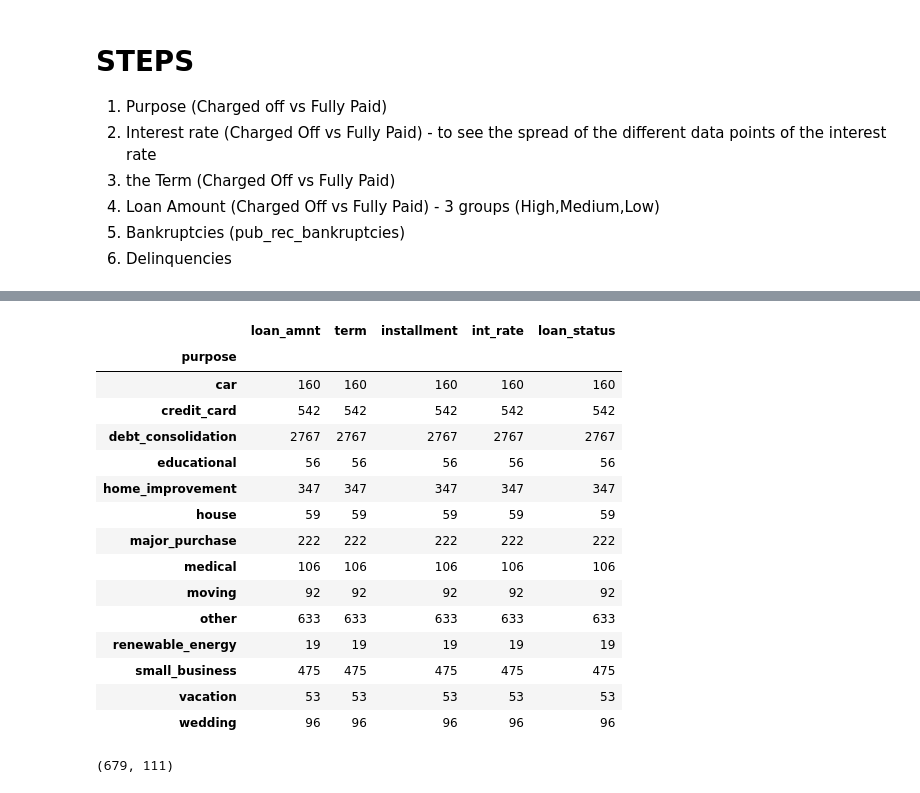
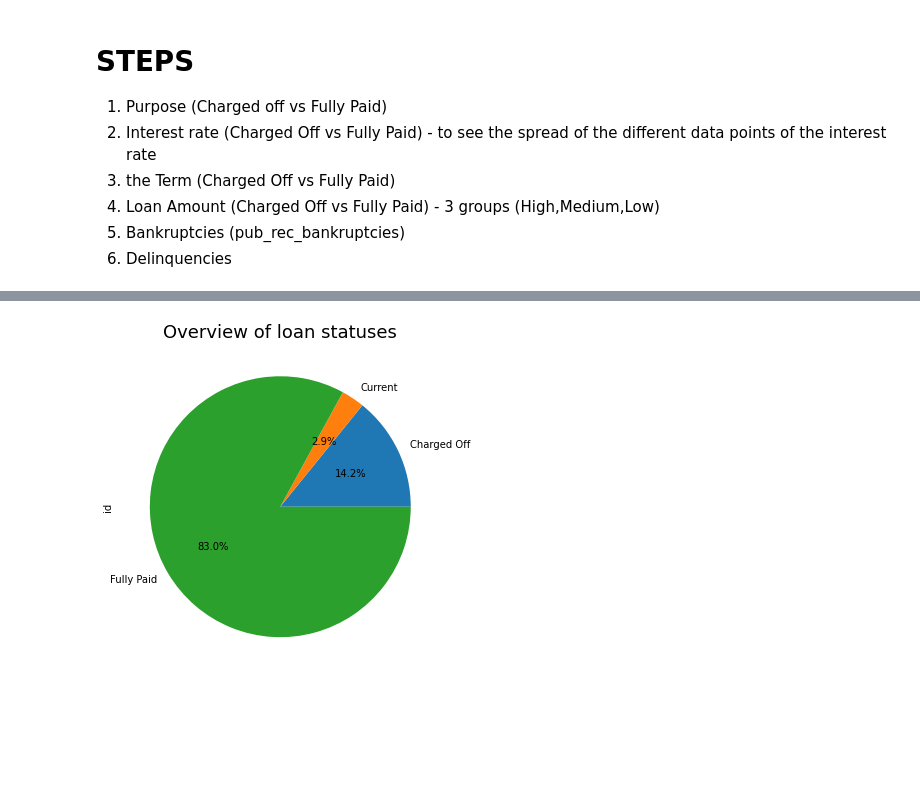
Before and after one commit to GeriNZ/lendingclub, a Jupyter notebook: Beng_Cheong_Cheong.ipynb, the cells around one changed output, grey strips where cells are left out. Saved outputs shown, nothing was run; the diff lists cells and outputs as text; code cells hidden in the pictures; blank space fills up the shorter version.

```diff
--- a/Beng_Cheong_Cheong.ipynb
+++ b/Beng_Cheong_Cheong.ipynb
@@ -67,3 +65,6 @@ Data columns (total 10 columns):
 dtypes: float64(1)
 memory usage: 310.4 KB
 None
+# %%
+cols_non_empty = loan.columns[loan.isna().sum() < loan.shape[0]]
+print(list(cols_non_empty))
@@ -70,4 +73,5 @@ None
 # %% [markdown]
 # Feature Engineering
 # %%
-df = loan.copy()
+df = loan[cols_non_empty]
+df
@@ -149,25 +122,0 @@ df[df['loan_status']=='Charged Off'][['loan_amnt','term','installment','int_rate
-# %%
-pd.set_option('display.max_rows', None)
-df2 = df[df['loan_status']=='Charged Off'][['loan_amnt','term','purpose','installment','int_rate','loan_status']]
-df2.groupby('purpose').count()
-# %% [output]
-|  | loan_amnt | term | installment | int_rate | loan_status |
-| purpose |  |  |  |  |  |
-| car | 160 | 160 | 160 | 160 | 160 |
-| credit_card | 542 | 542 | 542 | 542 | 542 |
-| debt_consolidation | 2767 | 2767 | 2767 | 2767 | 2767 |
-| educational | 56 | 56 | 56 | 56 | 56 |
-| home_improvement | 347 | 347 | 347 | 347 | 347 |
-| house | 59 | 59 | 59 | 59 | 59 |
-| major_purchase | 222 | 222 | 222 | 222 | 222 |
-| medical | 106 | 106 | 106 | 106 | 106 |
-| moving | 92 | 92 | 92 | 92 | 92 |
-| other | 633 | 633 | 633 | 633 | 633 |
-| renewable_energy | 19 | 19 | 19 | 19 | 19 |
-| small_business | 475 | 475 | 475 | 475 | 475 |
-| vacation | 53 | 53 | 53 | 53 | 53 |
-| wedding | 96 | 96 | 96 | 96 | 96 |
-# %%
-df[df['loan_amnt']== df['loan_amnt'].max()].shape
-# %% [output]
-(679, 111)
@@ -173,0 +125,7 @@ df[df['loan_amnt']== df['loan_amnt'].max()].shape
+# %%
+fig, ax = plt.subplots(figsize=(6, 6))
+df.groupby('loan_status').count()['id'].plot.pie(autopct='%.1f%%')
+ax.set_title('Overview of loan statuses', fontsize=18)
+plt.show()
+# %% [output]
+[figure, added]
```
Also changed, not shown: parts of 17 cells of this notebook.
